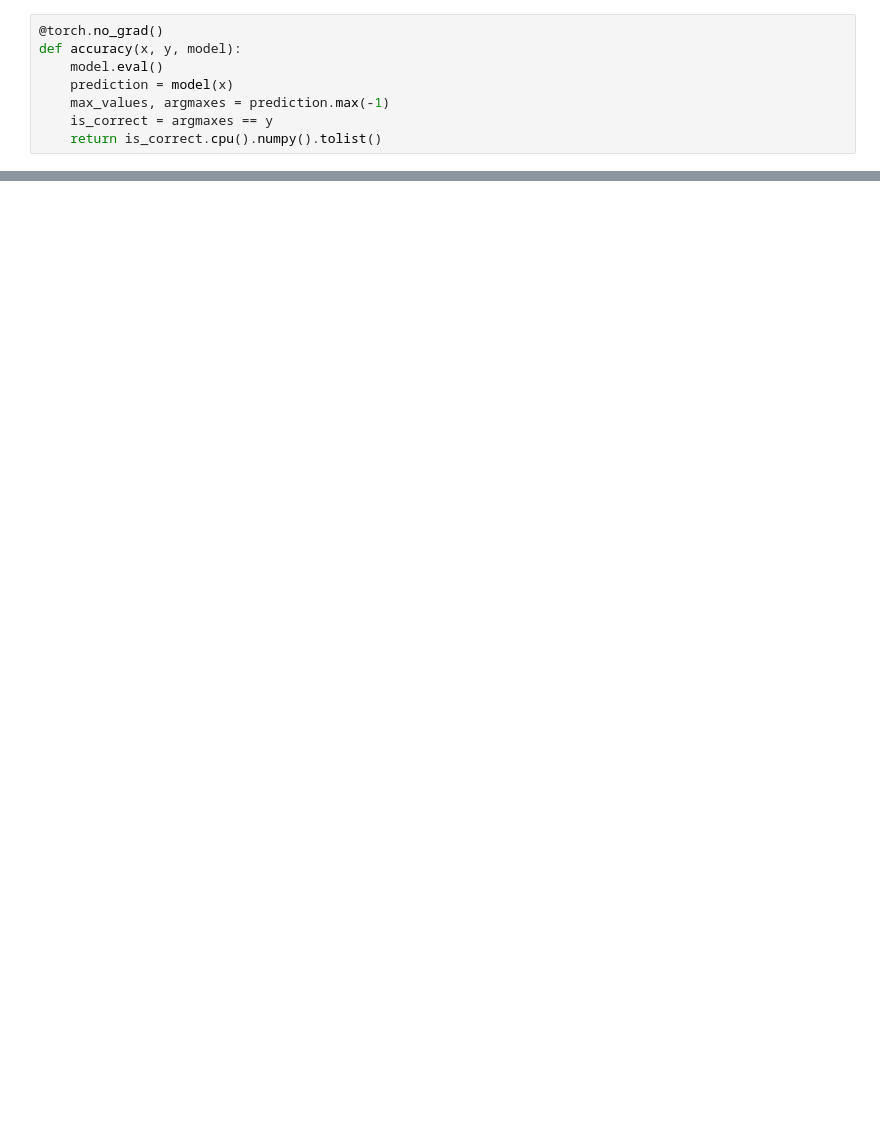
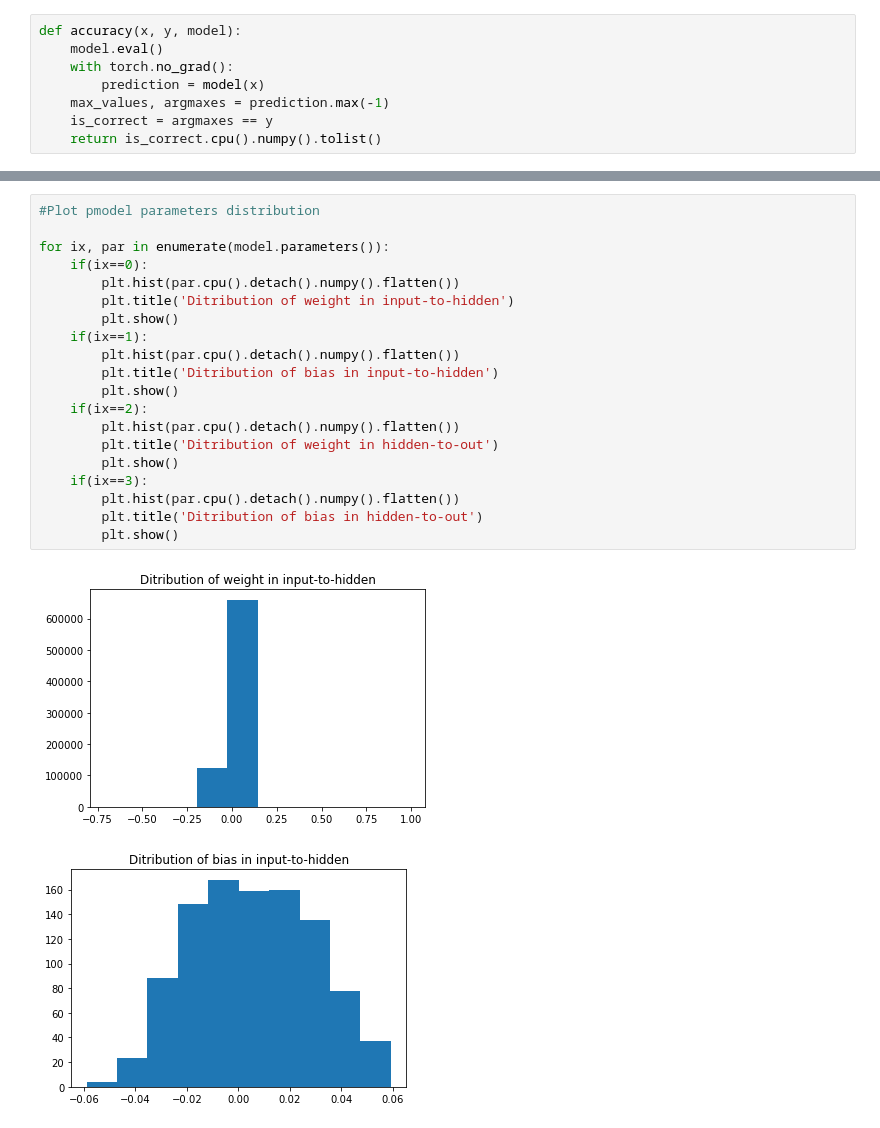
Before and after one commit to max-ai4res/ParkRadar, a Jupyter notebook: C3-107-TrainingNN.ipynb, the cells around one changed output, grey strips where cells are left out. Saved outputs shown, nothing was run; the diff lists cells and outputs as text; blank space fills up the shorter version.

```diff
--- a/C3-107-TrainingNN.ipynb
+++ b/C3-107-TrainingNN.ipynb
@@ -66,10 +72,10 @@ def train_batch(x, y, model, opt, loss_fn):
     optimizer.zero_grad()
     return batch_loss.item()
 # %%
-@torch.no_grad()
 def accuracy(x, y, model):
     model.eval()
-    prediction = model(x)
+    with torch.no_grad():
+        prediction = model(x)
     max_values, argmaxes = prediction.max(-1)
     is_correct = argmaxes == y
     return is_correct.cpu().numpy().tolist()
@@ -165,0 +216,23 @@ plt.legend()
+# %%
+#Plot pmodel parameters distribution
+
+for ix, par in enumerate(model.parameters()):
+    if(ix==0):
+        plt.hist(par.cpu().detach().numpy().flatten())
+        plt.title('Ditribution of weight in input-to-hidden')
+        plt.show()
+    if(ix==1):
+        plt.hist(par.cpu().detach().numpy().flatten())
+        plt.title('Ditribution of bias in input-to-hidden')
+        plt.show()
+    if(ix==2):
+        plt.hist(par.cpu().detach().numpy().flatten())
+        plt.title('Ditribution of weight in hidden-to-out')
+        plt.show()
+    if(ix==3):
+        plt.hist(par.cpu().detach().numpy().flatten())
+        plt.title('Ditribution of bias in hidden-to-out')
+        plt.show()
+# %% [output]
+[figure, added]
+[figure, added]
```
Also changed, not shown: parts of 9 cells of this notebook.
